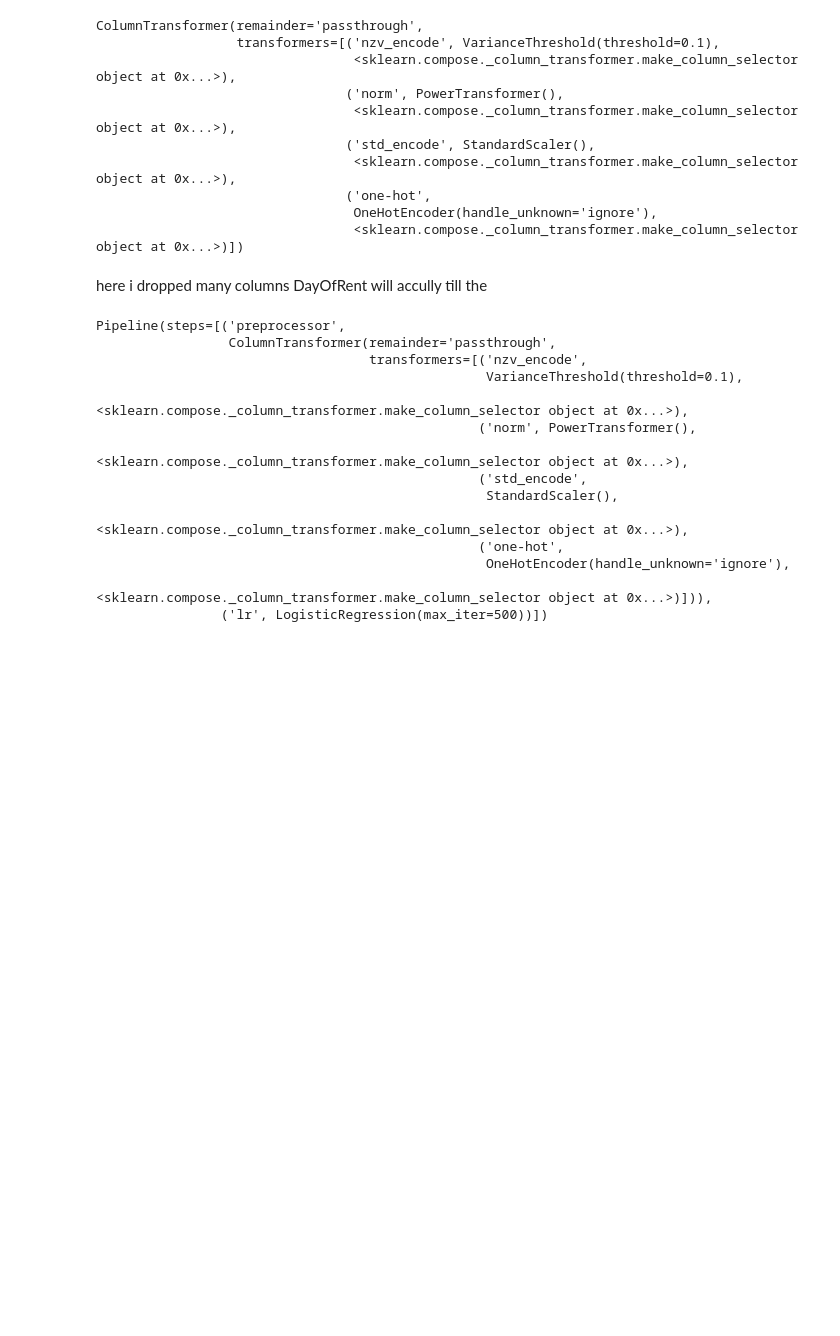
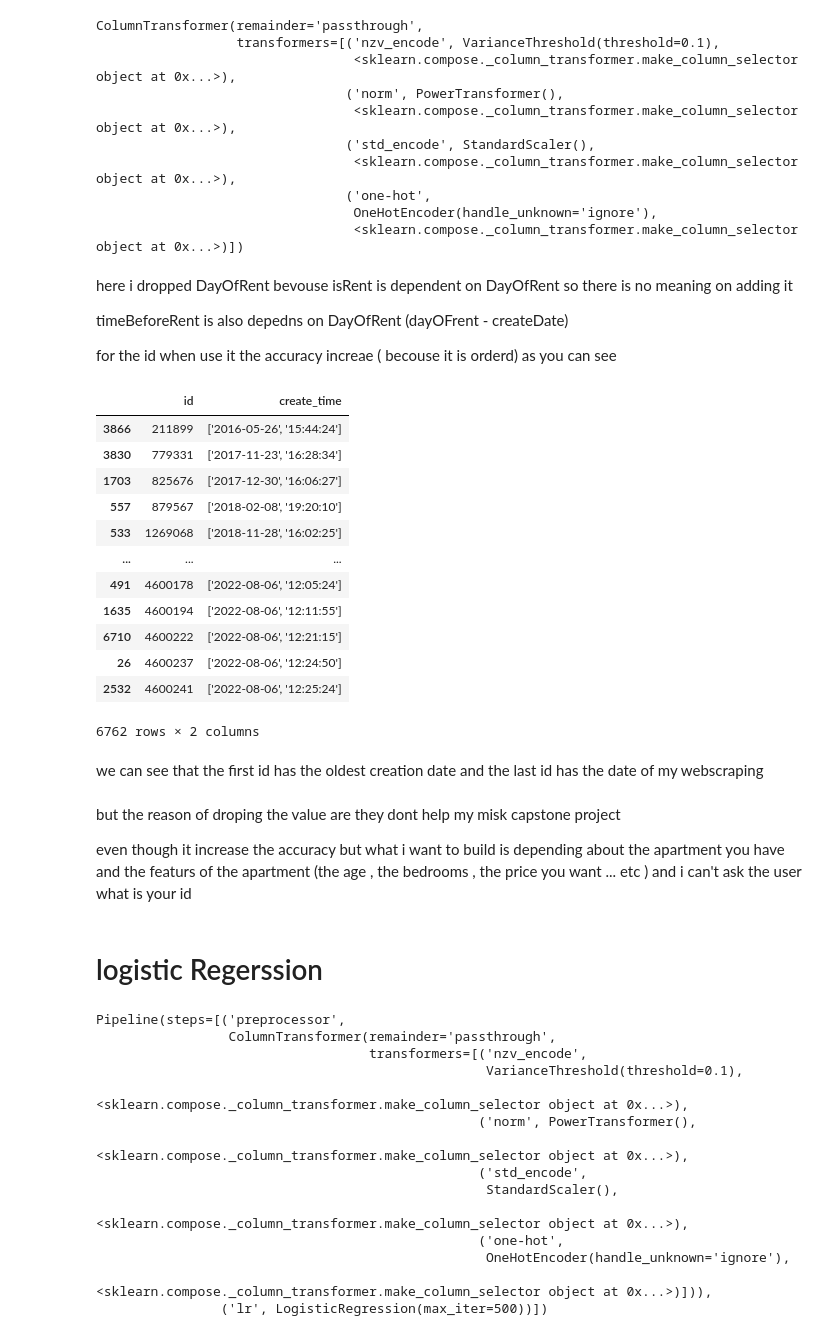
Before and after one commit to Abdulmalik-rebdi/aqar1, a Jupyter notebook: src/classification.ipynb, the cells around one changed output. Drawn from its saved outputs; the diff is of its cells as text; code cells hidden in the pictures; blank space fills up the shorter version.

```diff
--- a/src/classification.ipynb
+++ b/src/classification.ipynb
@@ -90,6 +103,33 @@ ColumnTransformer(remainder='passthrough',
                                  <sklearn.compose._column_transformer.make_column_selector object at 0x...>)])
 # %%
 # df.shape
-# %% [markdown]
-here i dropped many columns DayOfRent will accully till the
+# %% [markdown]
+here i dropped DayOfRent bevouse isRent is dependent on DayOfRent so there is no meaning on adding it
+
+timeBeforeRent is also depedns on DayOfRent (dayOFrent - createDate)
+
+for the id  when use it the accuracy increae ( becouse it is orderd)  as you can see
+# %%
+temp = pd.read_csv('../data/aqar.csv')
+temp[['id' , 'create_time'] ].sort_values(by='id')
+# %% [output]
+|  | id | create_time |
+| 3866 | 211899 | ['2016-05-26', '15:44:24'] |
+| 3830 | 779331 | ['2017-11-23', '16:28:34'] |
+| 1703 | 825676 | ['2017-12-30', '16:06:27'] |
+| 557 | 879567 | ['2018-02-08', '19:20:10'] |
+| 533 | 1269068 | ['2018-11-28', '16:02:25'] |
+| ... | ... | ... |
+| 491 | 4600178 | ['2022-08-06', '12:05:24'] |
+| 1635 | 4600194 | ['2022-08-06', '12:11:55'] |
+| 6710 | 4600222 | ['2022-08-06', '12:21:15'] |
+| 26 | 4600237 | ['2022-08-06', '12:24:50'] |
+| 2532 | 4600241 | ['2022-08-06', '12:25:24'] |
+6762 rows × 2 columns
+# %% [markdown]
+we can see that the first id has the oldest creation date and the last id has the  date of my webscraping
+# %% [markdown]
+but the reason of droping the value are they dont help my misk capstone project
+
+even though it increase the accuracy but what i want to build is depending about the apartment you have and the featurs of the apartment (the age , the bedrooms , the price you want ... etc ) and i can't ask the user what is your id
 # %%
@@ -100,3 +139,5 @@ lr = LogisticRegression(max_iter=500)
 
 # training & prediction
+# %% [markdown]
+# logistic Regerssion
 # %%
```
Also changed, not shown: parts of 37 cells of this notebook.
